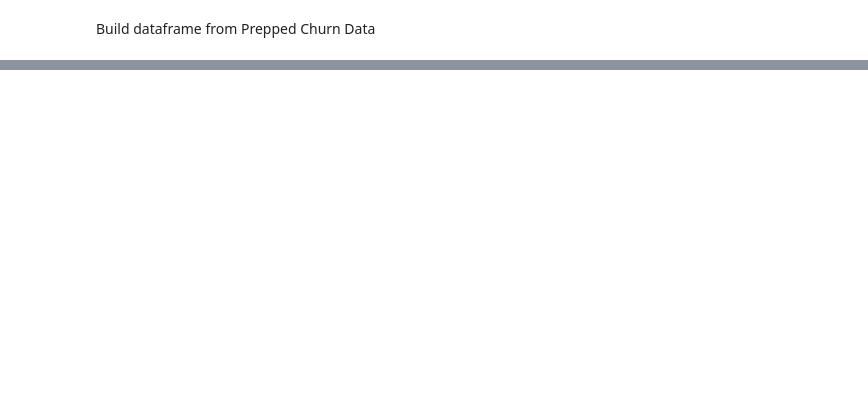
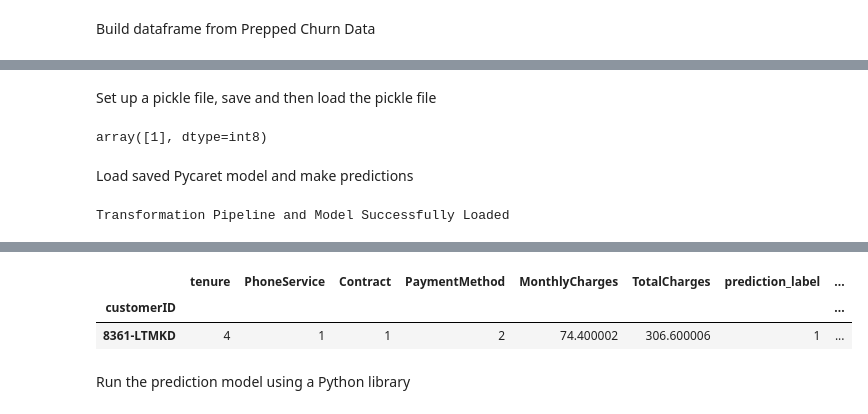
Before and after one commit to billbeemerMSSE/MSDS600_git, a Jupyter notebook: homework_week5.ipynb, the cells around one changed output, grey strips where cells are left out. Drawn from its saved outputs; the diff is of its cells as text; code cells hidden in the pictures; blank space fills up the shorter version.

```diff
--- a/homework_week5.ipynb
+++ b/homework_week5.ipynb
@@ -36,0 +158,23 @@ And finally, only removed the phoneservice feature (even though I also tested dr
+# %% [markdown]
+Set up a pickle file, save and then load the pickle file
+# %%
+with open('LR_model.pk', 'wb') as f:
+    pickle.dump(best_model, f)
+
+with open('LR_model.pk', 'rb') as f:
+    loaded_model = pickle.load(f)
+
+new_data = df.iloc[-2:-1].copy()
+new_data.drop('Churn', axis=1, inplace=True)
+loaded_model.predict(new_data)
+# %% [output]
+array([1], dtype=int8)
+# %% [markdown]
+Load saved Pycaret model and make predictions
+# %%
+loaded_lr_model = load_model('LR_model')
+# %% [output]
+Transformation Pipeline and Model Successfully Loaded
+# %%
+predict_model(loaded_lr_model, new_data)
+# %% [output]
@@ -36,0 +182,5 @@ And finally, only removed the phoneservice feature (even though I also tested dr
+|  | tenure | PhoneService | Contract | PaymentMethod | MonthlyCharges | TotalCharges | prediction_label | ... |
+| customerID |  |  |  |  |  |  |  | ... |
+| 8361-LTMKD | 4 | 1 | 1 | 2 | 74.400002 | 306.600006 | 1 | ... |
+# %% [markdown]
+Run the prediction model using a Python library
```
Also changed, not shown: parts of 24 cells of this notebook, 6 other files.
